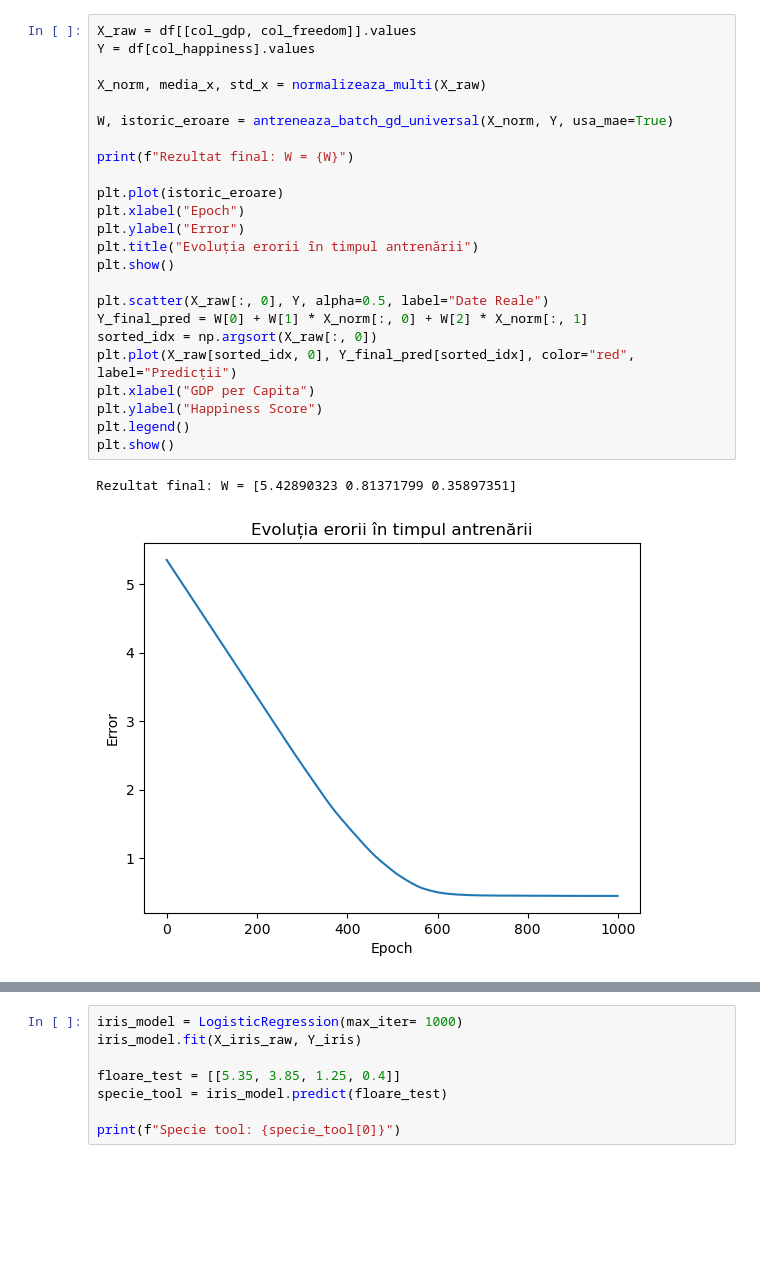
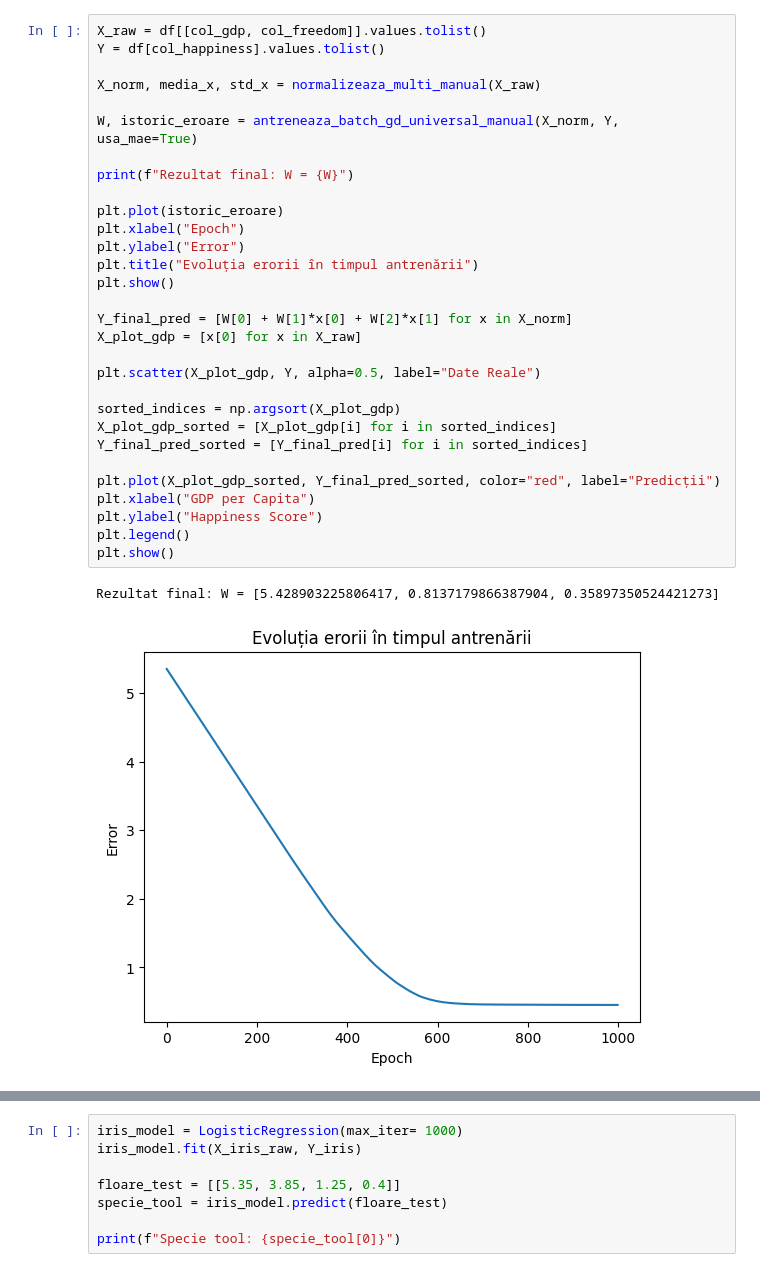
Before and after one commit to Mothyque/UBB-Informatica-all-projects-, a Jupyter notebook: Anul 2/Inteligență Artificială/Laboratoare/Lab 6/main.ipynb, the cells around one changed output, grey strips where cells are left out. Drawn from its saved outputs; the diff is of its cells as text; blank space fills up the shorter version.

```diff
--- a/Anul 2/Inteligență Artificială/Laboratoare/Lab 6/main.ipynb
+++ b/Anul 2/Inteligență Artificială/Laboratoare/Lab 6/main.ipynb
@@ -110,31 +174,37 @@ Rezultat final: w = 0.9161194989879298, b = 5.354019346763286
 [figure]
 # %%
-X_raw = df[[col_gdp, col_freedom]].values
-Y = df[col_happiness].values
+X_raw = df[[col_gdp, col_freedom]].values.tolist()
+Y = df[col_happiness].values.tolist()
 
-X_norm, media_x, std_x = normalizeaza_multi(X_raw)
+X_norm, media_x, std_x = normalizeaza_multi_manual(X_raw)
 
-W, istoric_eroare = antreneaza_batch_gd_universal(X_norm, Y, usa_mae=True)
+W, istoric_eroare = antreneaza_batch_gd_universal_manual(X_norm, Y, usa_mae=True)
 
 print(f"Rezultat final: W = {W}")
 
 plt.plot(istoric_eroare)
 plt.xlabel("Epoch")
 plt.ylabel("Error")
 plt.title("Evoluția erorii în timpul antrenării")
 plt.show()
 
-plt.scatter(X_raw[:, 0], Y, alpha=0.5, label="Date Reale")
-Y_final_pred = W[0] + W[1] * X_norm[:, 0] + W[2] * X_norm[:, 1]
-sorted_idx = np.argsort(X_raw[:, 0])
-plt.plot(X_raw[sorted_idx, 0], Y_final_pred[sorted_idx], color="red", label="Predicții")
+Y_final_pred = [W[0] + W[1]*x[0] + W[2]*x[1] for x in X_norm]
+X_plot_gdp = [x[0] for x in X_raw]
+
+plt.scatter(X_plot_gdp, Y, alpha=0.5, label="Date Reale")
+
+sorted_indices = np.argsort(X_plot_gdp)
+X_plot_gdp_sorted = [X_plot_gdp[i] for i in sorted_indices]
+Y_final_pred_sorted = [Y_final_pred[i] for i in sorted_indices]
+
+plt.plot(X_plot_gdp_sorted, Y_final_pred_sorted, color="red", label="Predicții")
 plt.xlabel("GDP per Capita")
 plt.ylabel("Happiness Score")
 plt.legend()
 plt.show()
 # %% [output]
-Rezultat final: W = [5.42890323 0.81371799 0.35897351]
+Rezultat final: W = [5.428903225806417, 0.8137179866387904, 0.35897350524421273]
-[figure, old version]
+[figure, new version]
 [figure]
 # %%
 from sklearn.linear_model import LinearRegression
```
Also changed, not shown: parts of 12 cells of this notebook.
